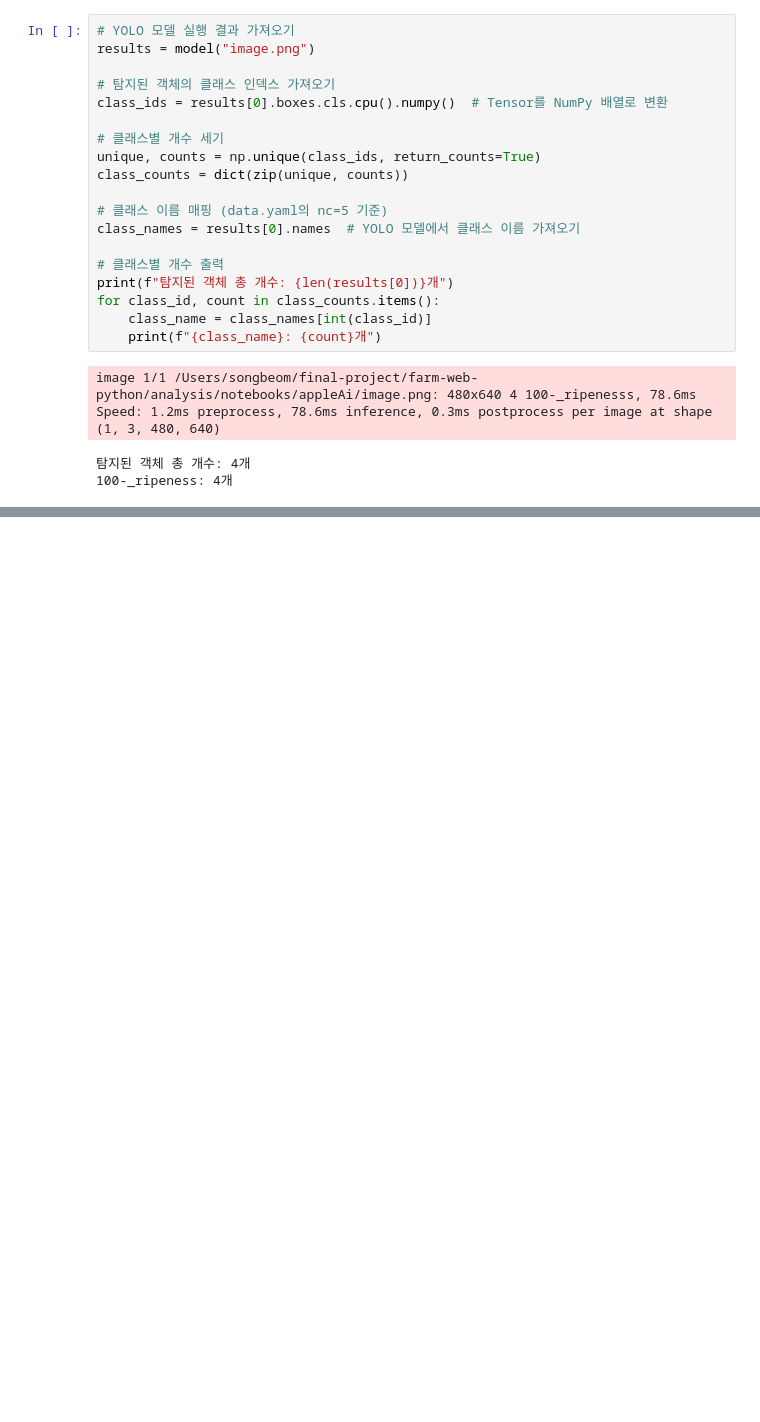
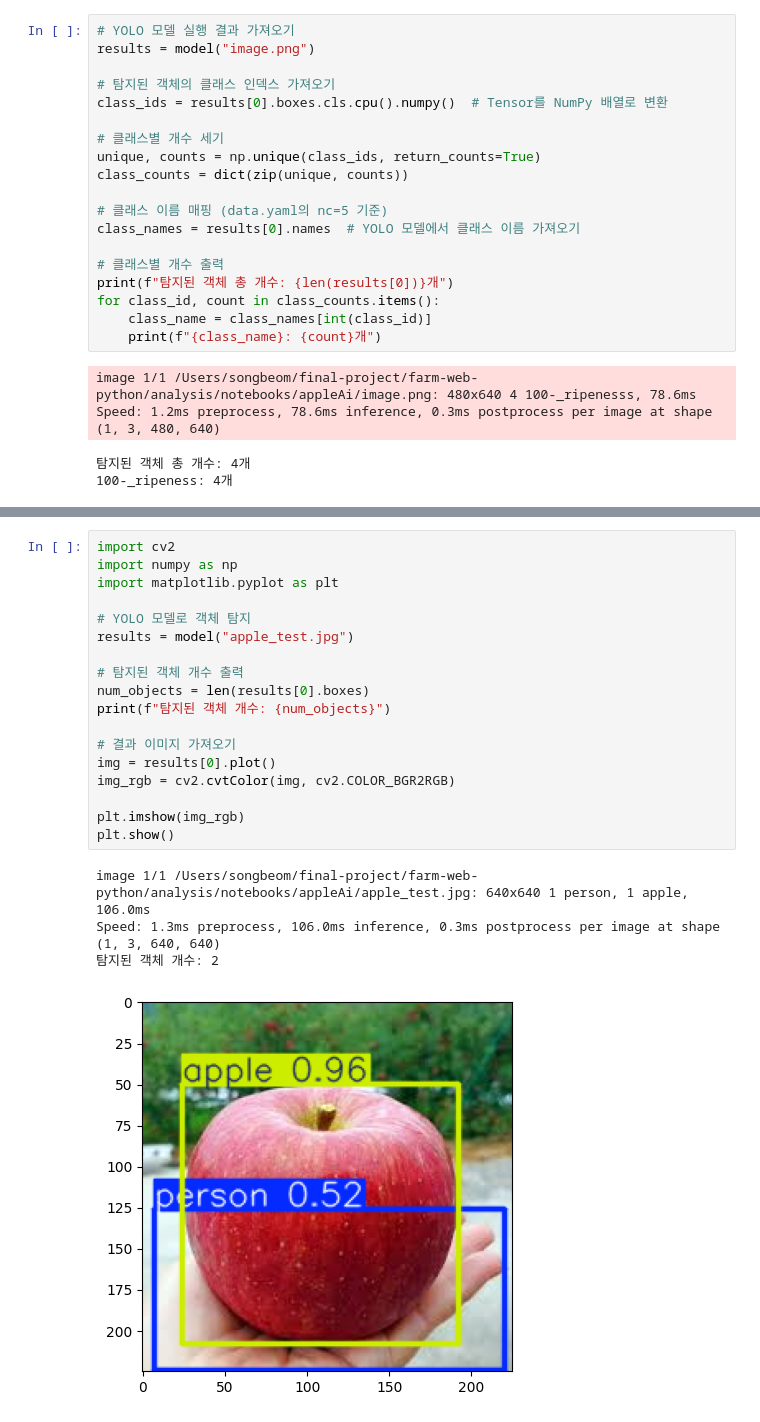
Before and after one commit to FarmorAI/farm-web-python, a Jupyter notebook: analysis/notebooks/appleAi/08_YoloCustomTest.ipynb, the cells around one changed output, grey strips where cells are left out. Cells and saved outputs as stored; diff of their text form; blank space fills up the shorter version.

```diff
--- a/analysis/notebooks/appleAi/08_YoloCustomTest.ipynb
+++ b/analysis/notebooks/appleAi/08_YoloCustomTest.ipynb
@@ -184,0 +305,23 @@ Cluster 4: RGB (23, 15, 117) - HEX #170f75
+# %%
+import cv2
+import numpy as np
+import matplotlib.pyplot as plt
+
+# YOLO 모델로 객체 탐지
+results = model("apple_test.jpg")
+
+# 탐지된 객체 개수 출력
+num_objects = len(results[0].boxes)
+print(f"탐지된 객체 개수: {num_objects}")
+
+# 결과 이미지 가져오기
+img = results[0].plot()
+img_rgb = cv2.cvtColor(img, cv2.COLOR_BGR2RGB)
+
+plt.imshow(img_rgb)
+plt.show()
+# %% [output]
+image 1/1 /Users/songbeom/final-project/farm-web-python/analysis/notebooks/appleAi/apple_test.jpg: 640x640 1 person, 1 apple, 106.0ms
+Speed: 1.3ms preprocess, 106.0ms inference, 0.3ms postprocess per image at shape (1, 3, 640, 640)
+탐지된 객체 개수: 2
+[figure, added]
```
Also changed, not shown: parts of 7 cells of this notebook, 4 other files.
